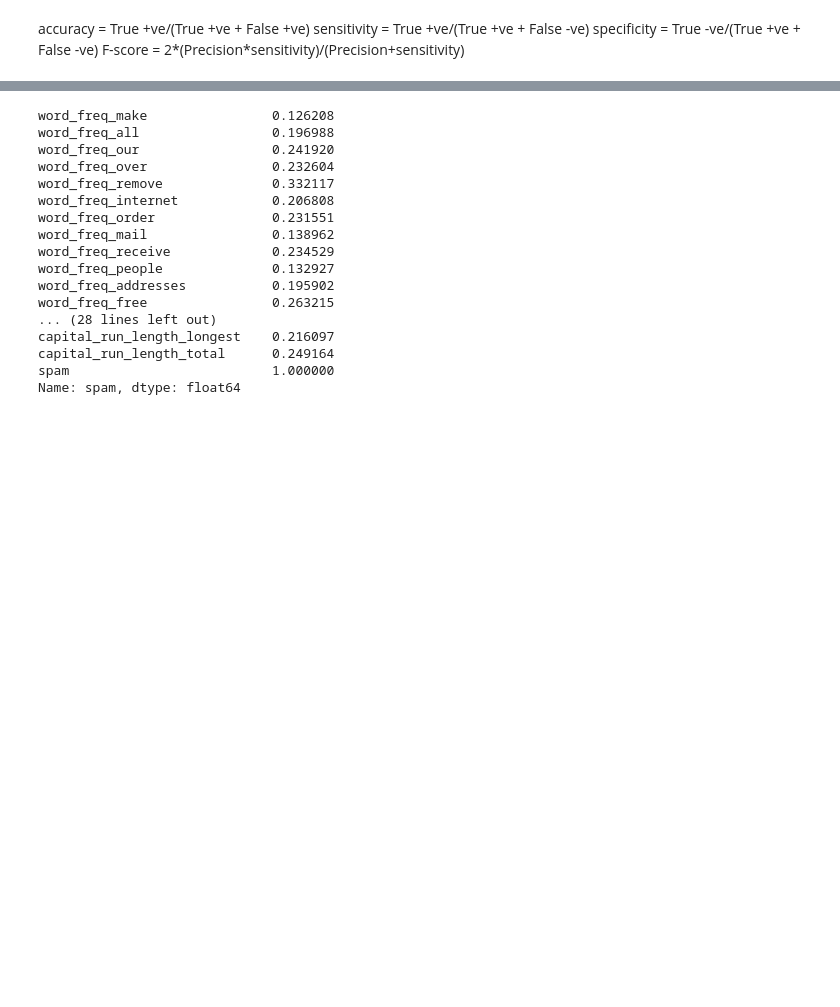
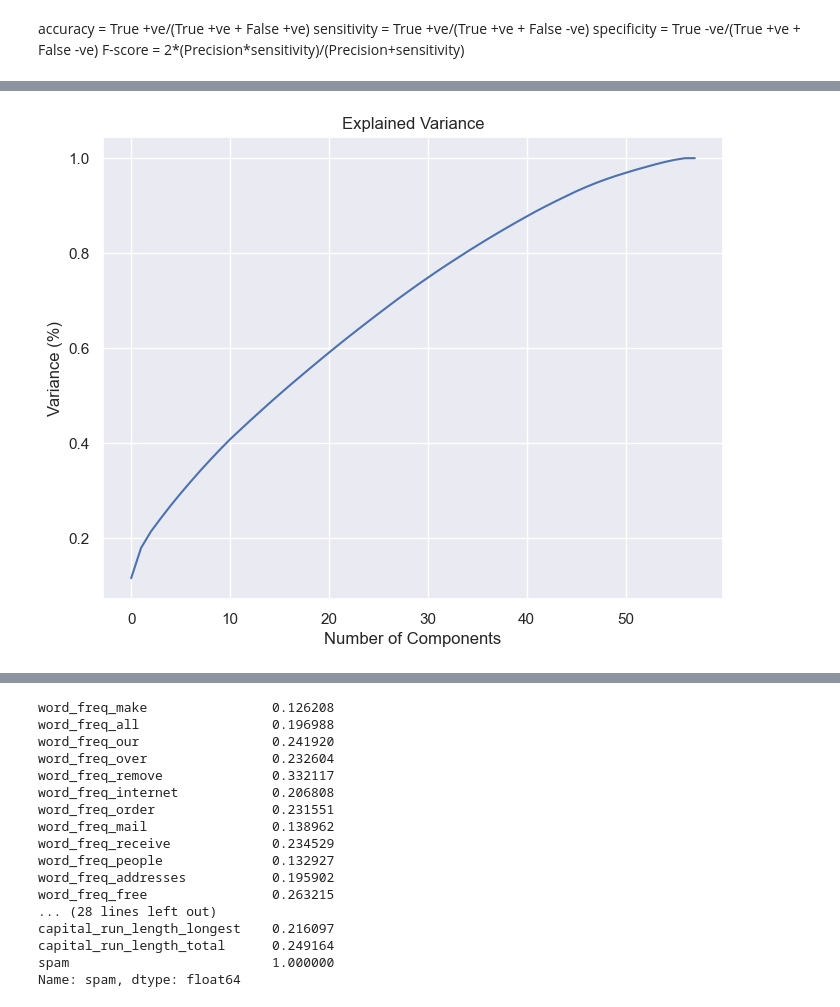
Before and after one commit to LI3ARA/Machine-Learning-CW, a Jupyter notebook: CW notebook.ipynb, the cells around one changed output, grey strips where cells are left out. Cells and saved outputs as stored; diff of their text form; code cells hidden in the pictures; blank space fills up the shorter version.

```diff
--- a/CW notebook.ipynb
+++ b/CW notebook.ipynb
@@ -155,0 +230,4 @@ F1 score of KNN  model:  0.8734873487348735
+# %%
+from sklearn.preprocessing import StandardScaler
+sc=StandardScaler()
+scaled_data=sc.fit_transform(data)
@@ -155,0 +248,12 @@ F1 score of KNN  model:  0.8734873487348735
+# %%
+from sklearn.decomposition import PCA
+pca = PCA()
+principalComponents = pca.fit_transform(scaled_data)
+plt.figure(figsize=(8,6))
+plt.plot(np.cumsum(pca.explained_variance_ratio_))
+plt.xlabel('Number of Components')
+plt.ylabel('Variance (%)') #for each component
+plt.title('Explained Variance')
+plt.show()
+# %% [output]
+[figure, added]
```
Also changed, not shown: parts of 47 cells of this notebook, 2 other files.
